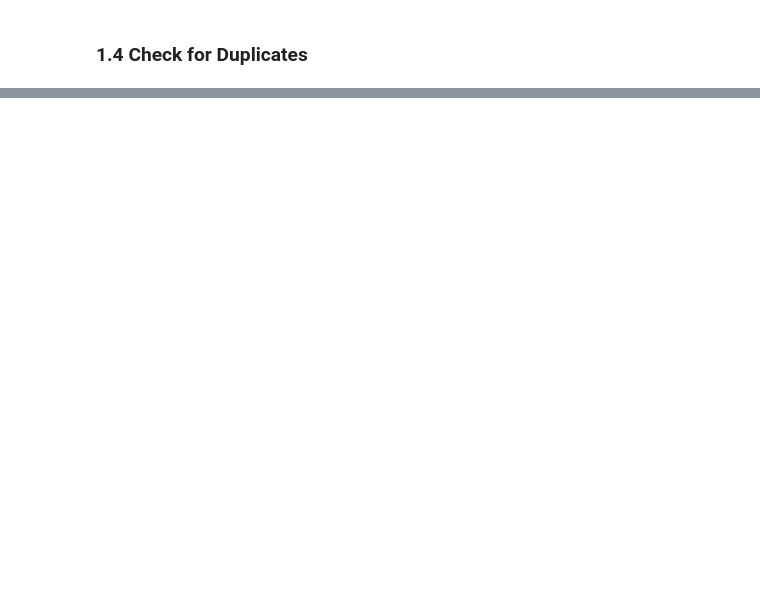
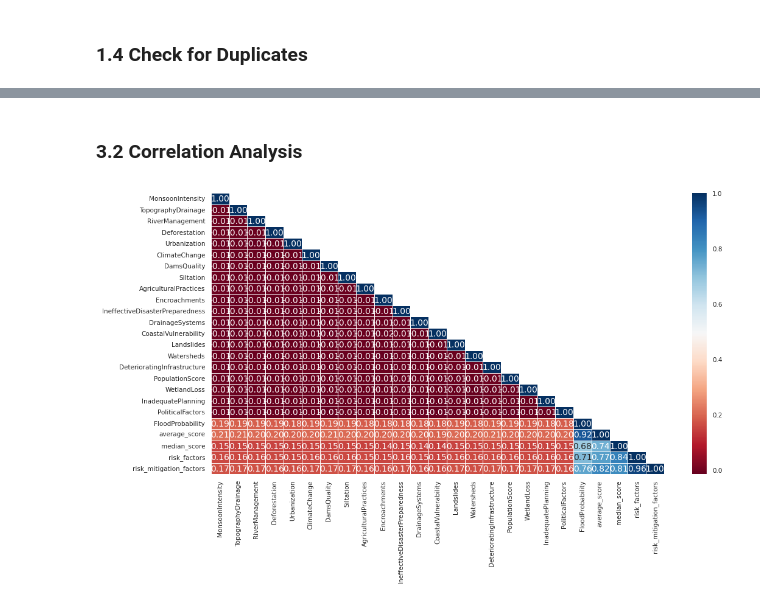
Before and after one commit to fabriziobasso/kaggle, a Jupyter notebook: S4E5_EDA.ipynb, the cells around one changed output, grey strips where cells are left out. Cells and saved outputs as stored; diff of their text form; code cells hidden in the pictures; blank space fills up the shorter version.

```diff
--- a/S4E5_EDA.ipynb
+++ b/S4E5_EDA.ipynb
@@ -789,0 +873,12 @@ test_df.loc[test_dup.index,"duplicate"]=test_dup.loc[test_dup.index,"Rings_o"]
+# %%
+train_df["average_score"] = train_df[features].mean(axis=1)
+test_df["average_score"] = test_df[features].mean(axis=1)
+
+train_df["median_score"] = train_df[features].median(axis=1)
+test_df["median_score"] = test_df[features].median(axis=1)
+
+train_df["risk_factors"] = (train_df[features] > 4).sum(axis=1).values
+test_df["risk_factors"] = (test_df[features] > 4).sum(axis=1).values
+
+train_df["risk_mitigation_factors"] = (train_df[features] > 9).sum(axis=1).values-(train_df[features] < 5).sum(axis=1).values
+test_df["risk_mitigation_factors"] = (test_df[features] > 9).sum(axis=1).values-(test_df[features] < 5).sum(axis=1).values
@@ -789,0 +955,20 @@ test_df.loc[test_dup.index,"duplicate"]=test_dup.loc[test_dup.index,"Rings_o"]
+# %% [markdown]
+### 3.2 Correlation Analysis
+# %%
+mask = np.zeros_like(train_df.corr(), dtype=bool)
+mask[np.triu_indices_from(mask)] = True
+np.fill_diagonal(mask, False)
+
+fig, axs = plt.subplots(1,1,figsize=(12,6))
+g = sns.heatmap(train_df.corr(),
+                annot=True,
+                annot_kws={"fontsize": 10},
+                fmt='.2f',
+                linewidths=0.5,
+                cmap='RdBu',
+                mask=mask,
+                ax=axs# the mask has been included here
+                )
+axs.grid(False)
+# %% [output]
+[figure, added]
```
Also changed, not shown: parts of 51 cells of this notebook.
